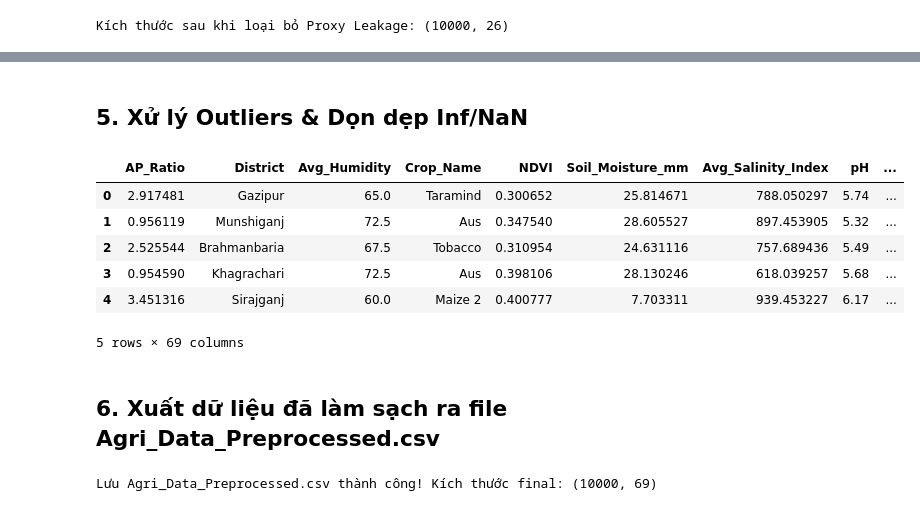
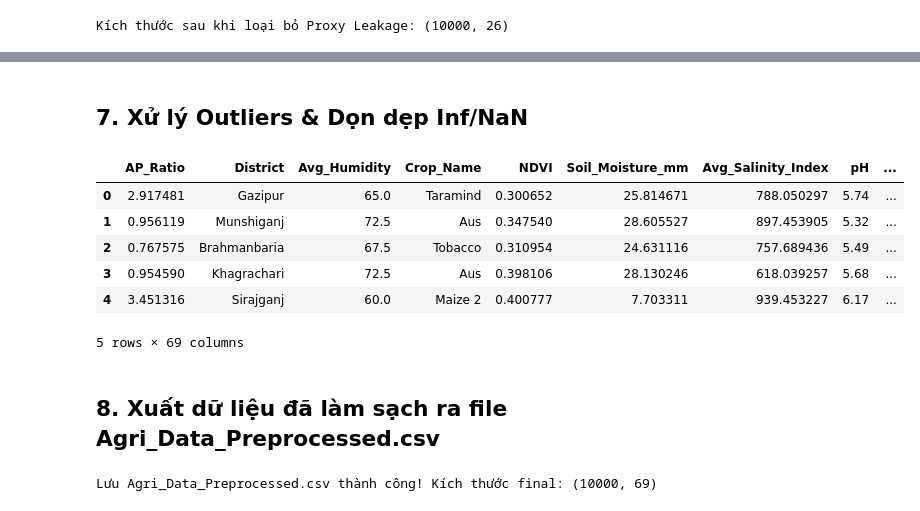
Before and after one commit to AKANEMO22/ADY201m---SU26, a Jupyter notebook: 5. Data Preprocessing & Model/Data_Preprocessing.ipynb, the cells around one changed output, grey strips where cells are left out. Saved outputs shown, nothing was run; the diff lists cells and outputs as text; code cells hidden in the pictures.

```diff
--- a/5. Data Preprocessing & Model/Data_Preprocessing.ipynb
+++ b/5. Data Preprocessing & Model/Data_Preprocessing.ipynb
@@ -84,34 +308,34 @@ Kích thước sau khi Feature Engineering: (10000, 30)
 # %% [markdown]
-## 5. Xử lý Outliers & Dọn dẹp Inf/NaN
+## 7. Xử lý Outliers & Dọn dẹp Inf/NaN
 # %%
-Q1 = df['AP_Ratio'].quantile(0.25)
-Q3 = df['AP_Ratio'].quantile(0.75)
-IQR = Q3 - Q1
-df['AP_Ratio'] = df['AP_Ratio'].clip(lower=Q1 - 1.5*IQR, upper=Q3 + 1.5*IQR)
+# AP_Ratio: Giữ nguyên theo kết luận EDA
+# EDA đã xác nhận: "AP_Ratio cao tập trung ở một số loại cây, có thể là pattern có cấu trúc
+# chứ không phải noise ngẫu nhiên. Không nên mặc định winsorize bằng ngưỡng IQR toàn cục."
+# Nếu cần thử nghiệm log1p(AP_Ratio), thực hiện ở bước Cross-Validation, không hardcode ở đây.
 
 numeric_cols = df.select_dtypes(include=[np.number]).columns.tolist()
 if 'NDVI' in numeric_cols:
     numeric_cols.remove('NDVI')
 
 df[numeric_cols] = df[numeric_cols].replace([np.inf, -np.inf], np.nan)
 for col in numeric_cols:
     df[col].fillna(df[col].median(), inplace=True)
 
 for col in ['Season', 'Transplant', 'Growth', 'Dominant_Soil_Texture']:
     if col in df.columns:
         df = pd.get_dummies(df, columns=[col], drop_first=True)
 
 df.head()
 # %% [output]
 |  | AP_Ratio | District | Avg_Humidity | Crop_Name | NDVI | Soil_Moisture_mm | Avg_Salinity_Index | pH | ... |
 | 0 | 2.917481 | Gazipur | 65.0 | Taramind | 0.300652 | 25.814671 | 788.050297 | 5.74 | ... |
 | 1 | 0.956119 | Munshiganj | 72.5 | Aus | 0.347540 | 28.605527 | 897.453905 | 5.32 | ... |
-| 2 | 2.525544 | Brahmanbaria | 67.5 | Tobacco | 0.310954 | 24.631116 | 757.689436 | 5.49 | ... |
+| 2 | 0.767575 | Brahmanbaria | 67.5 | Tobacco | 0.310954 | 24.631116 | 757.689436 | 5.49 | ... |
 | 3 | 0.954590 | Khagrachari | 72.5 | Aus | 0.398106 | 28.130246 | 618.039257 | 5.68 | ... |
 | 4 | 3.451316 | Sirajganj | 60.0 | Maize 2 | 0.400777 | 7.703311 | 939.453227 | 6.17 | ... |
 5 rows × 69 columns
 # %% [markdown]
-## 6. Xuất dữ liệu đã làm sạch ra file Agri_Data_Preprocessed.csv
+## 8. Xuất dữ liệu đã làm sạch ra file Agri_Data_Preprocessed.csv
 # %%
 df.to_csv('Agri_Data_Preprocessed.csv', index=False)
 print('Lưu Agri_Data_Preprocessed.csv thành công! Kích thước final:', df.shape)
```
Also changed, not shown: parts of 18 cells of this notebook, 12 other files.
